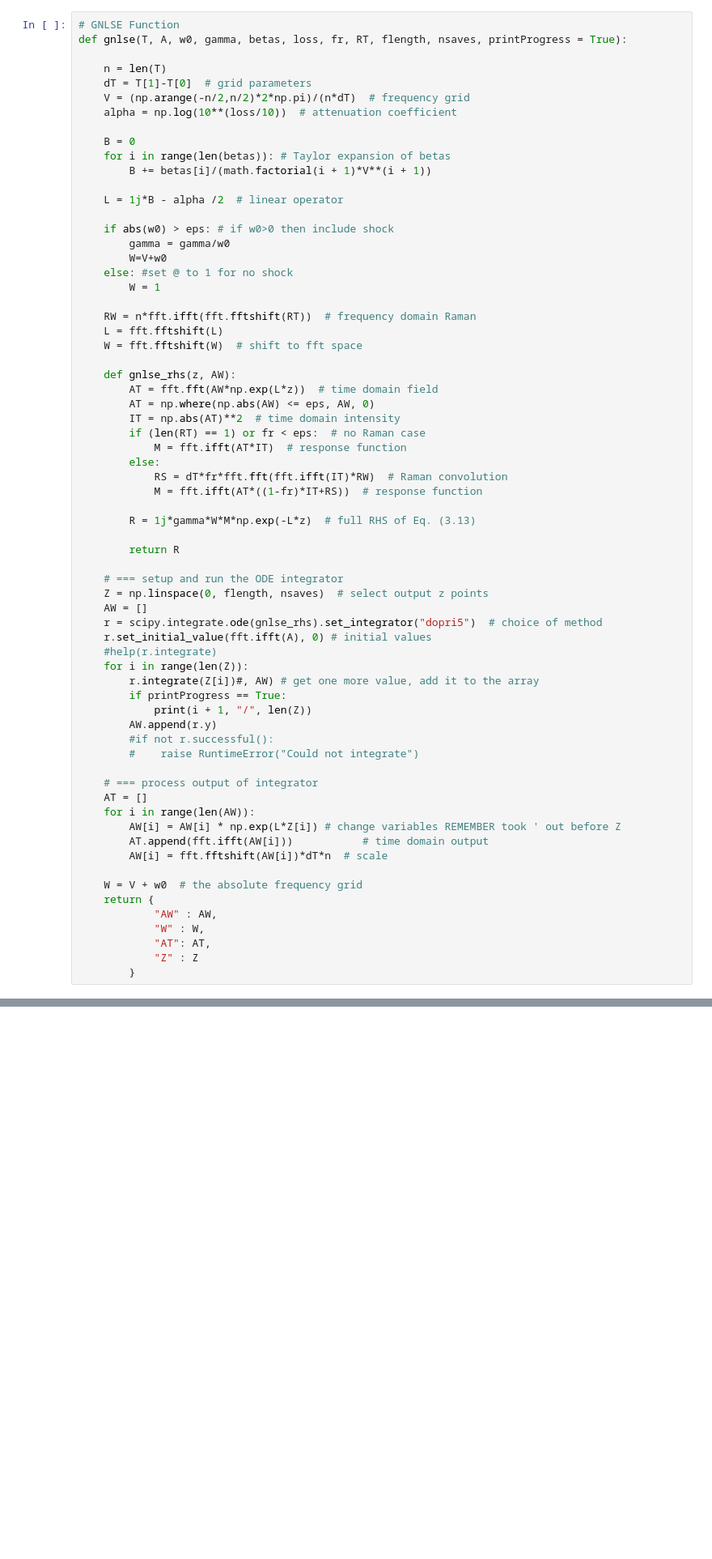
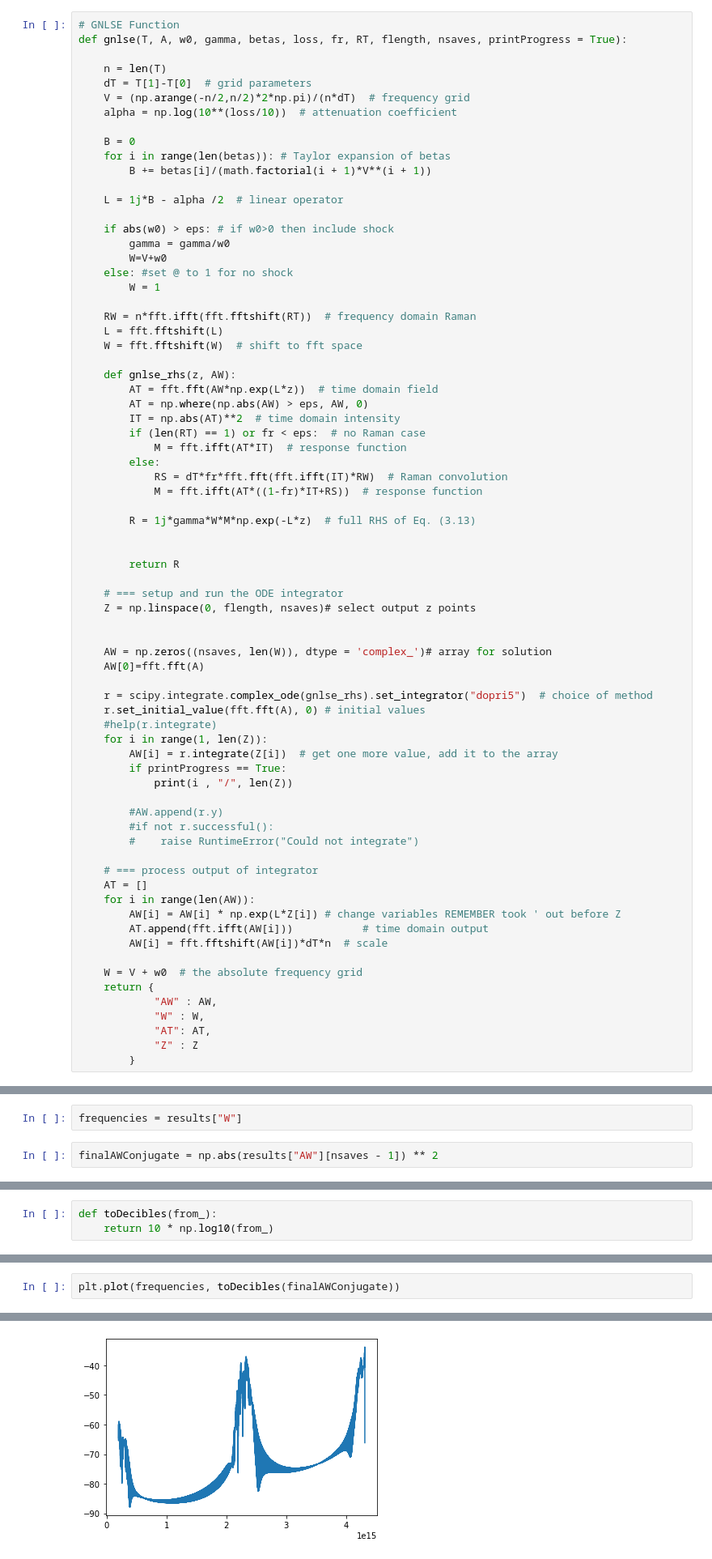
Before and after one commit to pbedoyar/Nonlinear_Propagation, a Jupyter notebook: GNLSE.ipynb, the cells around one changed output, grey strips where cells are left out. Shown at 81% size. Saved outputs shown, nothing was run; the diff lists cells and outputs as text; blank space fills up the shorter version.

Commit message:
Results looks better and it integrates complex values

```diff
--- a/GNLSE.ipynb
+++ b/GNLSE.ipynb
@@ -71,7 +83,7 @@ def gnlse(T, A, w0, gamma, betas, loss, fr, RT, flength, nsaves, printProgress =
 
     def gnlse_rhs(z, AW):
         AT = fft.fft(AW*np.exp(L*z))  # time domain field
-        AT = np.where(np.abs(AW) <= eps, AW, 0)
+        AT = np.where(np.abs(AW) > eps, AW, 0)
         IT = np.abs(AT)**2  # time domain intensity
         if (len(RT) == 1) or fr < eps:  # no Raman case
             M = fft.ifft(AT*IT)  # response function
@@ -81,19 +93,25 @@ def gnlse(T, A, w0, gamma, betas, loss, fr, RT, flength, nsaves, printProgress =
 
         R = 1j*gamma*W*M*np.exp(-L*z)  # full RHS of Eq. (3.13)
 
+
         return R
 
     # === setup and run the ODE integrator
-    Z = np.linspace(0, flength, nsaves)  # select output z points
-    AW = []
-    r = scipy.integrate.ode(gnlse_rhs).set_integrator("dopri5")  # choice of method
-    r.set_initial_value(fft.ifft(A), 0) # initial values
+    Z = np.linspace(0, flength, nsaves)# select output z points
+
+
+    AW = np.zeros((nsaves, len(W)), dtype = 'complex_')# array for solution
+    AW[0]=fft.fft(A)
+
+    r = scipy.integrate.complex_ode(gnlse_rhs).set_integrator("dopri5")  # choice of method
+    r.set_initial_value(fft.fft(A), 0) # initial values
     #help(r.integrate)
-    for i in range(len(Z)):
-        r.integrate(Z[i])#, AW) # get one more value, add it to the array
+    for i in range(1, len(Z)):
+        AW[i] = r.integrate(Z[i])  # get one more value, add it to the array
         if printProgress == True:
-            print(i + 1, "/", len(Z))
-        AW.append(r.y)
+            print(i , "/", len(Z))
+
+        #AW.append(r.y)
         #if not r.successful():
         #    raise RuntimeError("Could not integrate")
 
@@ -167,0 +204,4 @@ results
+# %%
+frequencies = results["W"]
+# %%
+finalAWConjugate = np.abs(results["AW"][nsaves - 1]) ** 2
@@ -167,0 +210,3 @@ results
+# %%
+def toDecibles(from_):
+    return 10 * np.log10(from_)
@@ -167,0 +218,3 @@ results
+# %%
+plt.plot(frequencies, toDecibles(finalAWConjugate))
+# %% [output]
@@ -167,0 +222 @@ results
+[figure, added]
```
Also changed, not shown: parts of 12 cells of this notebook.
